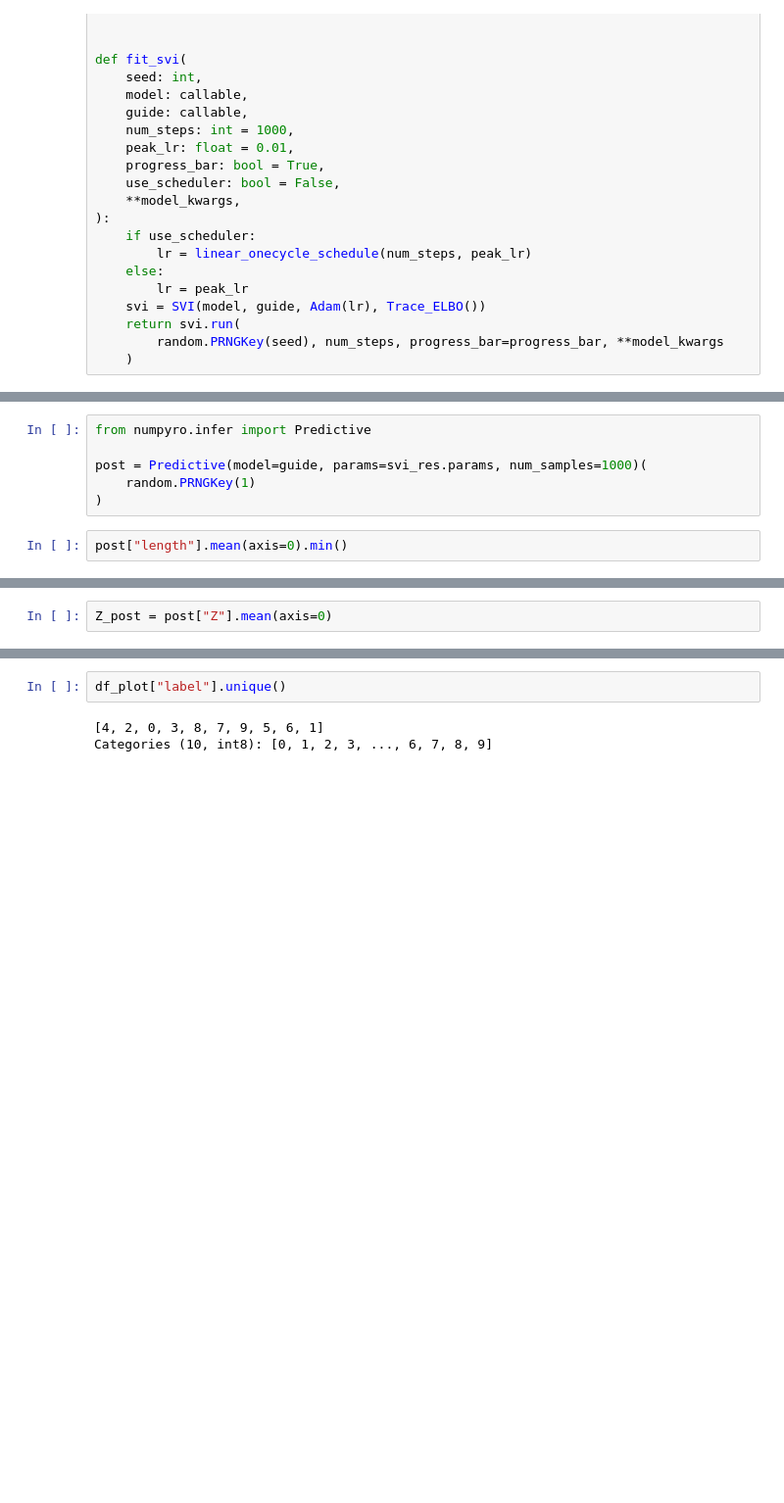
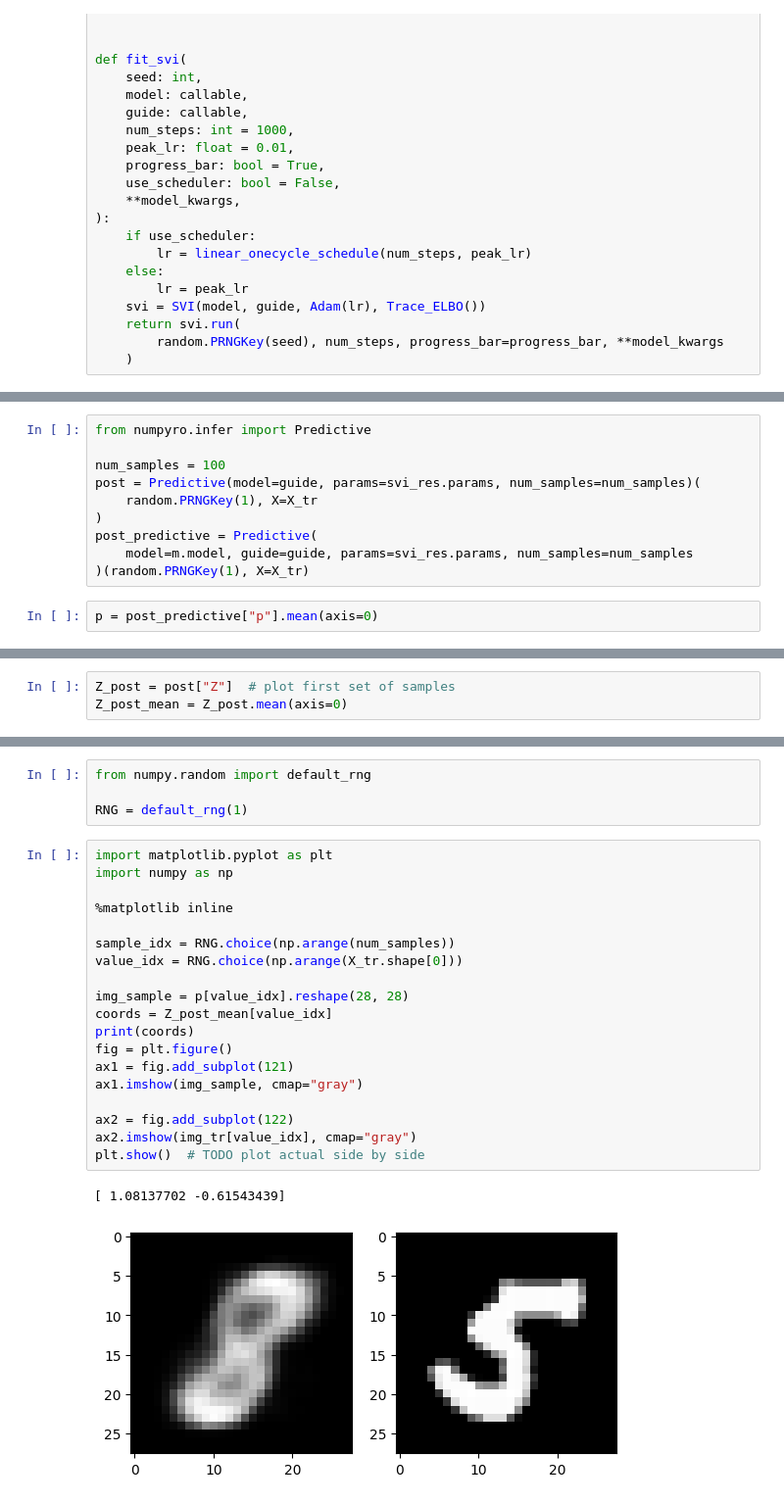
Before and after one commit to brendancooley/numpyro, a Jupyter notebook: notebooks/source/hsgp_lvm.ipynb, the cells around one changed output, grey strips where cells are left out. Shown at 98% size. Cells and saved outputs as stored; diff of their text form; blank space fills up the shorter version.

Commit message:
wip(hsgp_lvm): experimentation, results visualization

```diff
--- a/notebooks/source/hsgp_lvm.ipynb
+++ b/notebooks/source/hsgp_lvm.ipynb
@@ -140,8 +215,12 @@ svi_res = fit_svi(seed=0, model=m.model, guide=guide, X=X_tr, use_scheduler=True
 # %%
 from numpyro.infer import Predictive
 
-post = Predictive(model=guide, params=svi_res.params, num_samples=1000)(
-    random.PRNGKey(1)
+num_samples = 100
+post = Predictive(model=guide, params=svi_res.params, num_samples=num_samples)(
+    random.PRNGKey(1), X=X_tr
 )
+post_predictive = Predictive(
+    model=m.model, guide=guide, params=svi_res.params, num_samples=num_samples
+)(random.PRNGKey(1), X=X_tr)
 # %%
-post["length"].mean(axis=0).min()
+p = post_predictive["p"].mean(axis=0)
@@ -150,5 +227,6 @@ Array(0.15095492, dtype=float32)
 # %%
-Z_post = post["Z"].mean(axis=0)
+Z_post = post["Z"]  # plot first set of samples
+Z_post_mean = Z_post.mean(axis=0)
 # %%
 import pandas as pd
 
@@ -180,5 +264,26 @@ plt.show()
-# %%
-df_plot["label"].unique()
-# %% [output]
-[4, 2, 0, 3, 8, 7, 9, 5, 6, 1]
-Categories (10, int8): [0, 1, 2, 3, ..., 6, 7, 8, 9]
+# %%
+from numpy.random import default_rng
+
+RNG = default_rng(1)
+# %%
+import matplotlib.pyplot as plt
+import numpy as np
+
+%matplotlib inline
+
+sample_idx = RNG.choice(np.arange(num_samples))
+value_idx = RNG.choice(np.arange(X_tr.shape[0]))
+
+img_sample = p[value_idx].reshape(28, 28)
+coords = Z_post_mean[value_idx]
+print(coords)
+fig = plt.figure()
+ax1 = fig.add_subplot(121)
+ax1.imshow(img_sample, cmap="gray")
+
+ax2 = fig.add_subplot(122)
+ax2.imshow(img_tr[value_idx], cmap="gray")
+plt.show()  # TODO plot actual side by side
+# %% [output]
+[ 1.08137702 -0.61543439]
+[figure, added]
```
Also changed, not shown: parts of 10 cells of this notebook, 1 other file.
